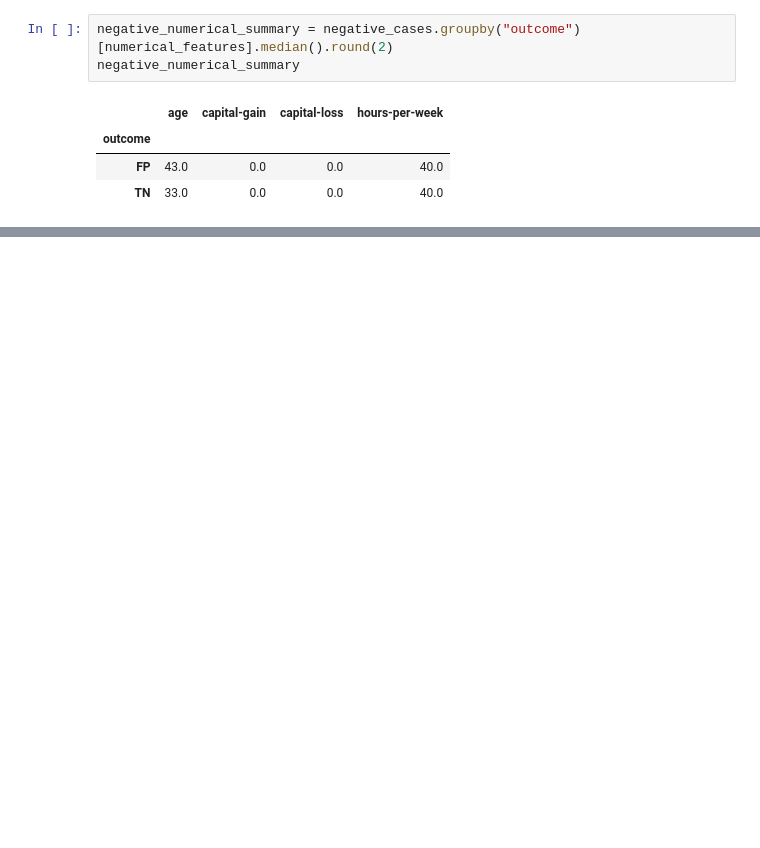
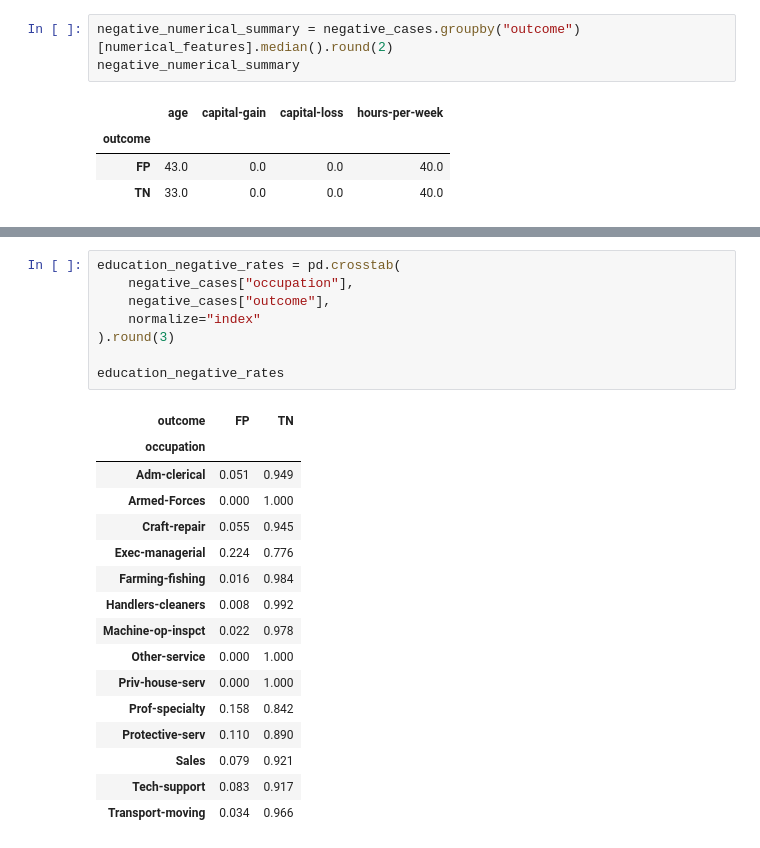
Before and after one commit to SimonYip22/adult-income-ml-classification, a Jupyter notebook: adult_income_workflow.ipynb, the cells around one changed output, grey strips where cells are left out. Cells and saved outputs as stored; diff of their text form; blank space fills up the shorter version.

```diff
--- a/adult_income_workflow.ipynb
+++ b/adult_income_workflow.ipynb
@@ -1062,0 +1180,25 @@ Actual <=50K observations incorrectly predicted as >50K tended to be substantial
+# %%
+education_negative_rates = pd.crosstab(
+    negative_cases["occupation"],
+    negative_cases["outcome"],
+    normalize="index"
+).round(3)
+
+education_negative_rates
+# %% [output]
+| outcome | FP | TN |
+| occupation |  |  |
+| Adm-clerical | 0.051 | 0.949 |
+| Armed-Forces | 0.000 | 1.000 |
+| Craft-repair | 0.055 | 0.945 |
+| Exec-managerial | 0.224 | 0.776 |
+| Farming-fishing | 0.016 | 0.984 |
+| Handlers-cleaners | 0.008 | 0.992 |
+| Machine-op-inspct | 0.022 | 0.978 |
+| Other-service | 0.000 | 1.000 |
+| Priv-house-serv | 0.000 | 1.000 |
+| Prof-specialty | 0.158 | 0.842 |
+| Protective-serv | 0.110 | 0.890 |
+| Sales | 0.079 | 0.921 |
+| Tech-support | 0.083 | 0.917 |
+| Transport-moving | 0.034 | 0.966 |
```
Also changed, not shown: parts of 9 cells of this notebook.
